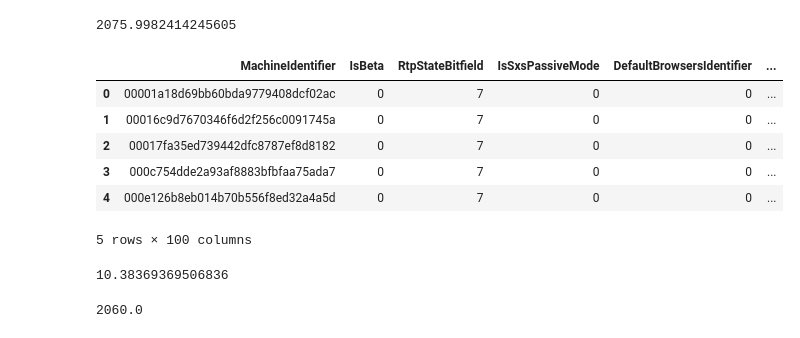
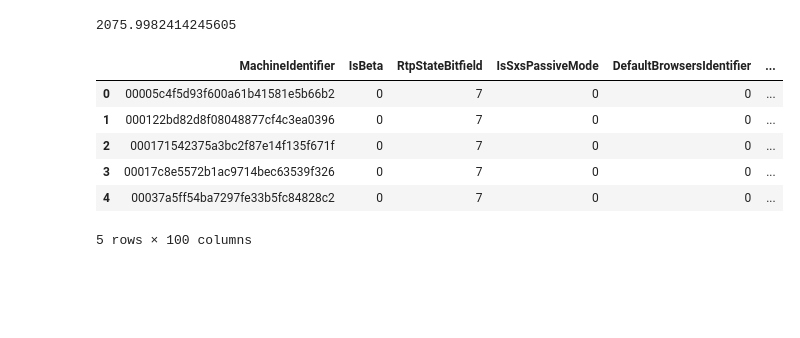
Before and after one commit to rodgomrod/kaggle_microsoft, a Jupyter notebook: Notebooks/prueba_pandas.ipynb, the cells around one changed output. Drawn from its saved outputs; the diff is of its cells as text; code cells hidden in the pictures; blank space fills up the shorter version.

```diff
--- a/Notebooks/prueba_pandas.ipynb
+++ b/Notebooks/prueba_pandas.ipynb
@@ -105,4 +110,4 @@ dict_dtypes = {
     'OsBuildLab_3_index': np.int8
 }
 # %%
-path = '/home/errodringer/Escritorio/Microsoft/data/train_final_0'
+path = '../data/train_final_0'
@@ -114,7 +147,8 @@ n = 0
 for file_ in allFiles:
     df = pd.read_csv(file_, dtype=dict_dtypes)
     list_.append(df)
-    print(n)
+    if n%10==0:
+        print(n)
     n+=1
 
 frame = pd.concat(list_, axis = 0, ignore_index = True)
@@ -132,18 +184,12 @@ x = pd.read_csv('/home/errodringer/Escritorio/Microsoft/data/train_final_0/part-
+# %%
+train = frame
 # %%
-x.head()
+train.head()
 # %% [output]
 |  | MachineIdentifier | IsBeta | RtpStateBitfield | IsSxsPassiveMode | DefaultBrowsersIdentifier | ... |
-| 0 | 00001a18d69bb60bda9779408dcf02ac | 0 | 7 | 0 | 0 | ... |
-| 1 | 00016c9d7670346f6d2f256c0091745a | 0 | 7 | 0 | 0 | ... |
-| 2 | 00017fa35ed739442dfc8787ef8d8182 | 0 | 7 | 0 | 0 | ... |
-| 3 | 000c754dde2a93af8883bfbfaa75ada7 | 0 | 7 | 0 | 0 | ... |
-| 4 | 000e126b8eb014b70b556f8ed32a4a5d | 0 | 7 | 0 | 0 | ... |
+| 0 | 00005c4f5d93f600a61b41581e5b66b2 | 0 | 7 | 0 | 0 | ... |
+| 1 | 000122bd82d8f08048877cf4c3ea0396 | 0 | 7 | 0 | 0 | ... |
+| 2 | 000171542375a3bc2f87e14f135f671f | 0 | 7 | 0 | 0 | ... |
+| 3 | 00017c8e5572b1ac9714bec63539f326 | 0 | 7 | 0 | 0 | ... |
+| 4 | 00037a5ff54ba7297fe33b5fc84828c2 | 0 | 7 | 0 | 0 | ... |
 5 rows × 100 columns
-# %%
-x.memory_usage(deep=True).sum()/1024**2
-# %% [output]
-10.38369369506836
-# %%
-10.3*200
-# %% [output]
-2060.0
```
Also changed, not shown: parts of 22 cells of this notebook, 1 other file.
